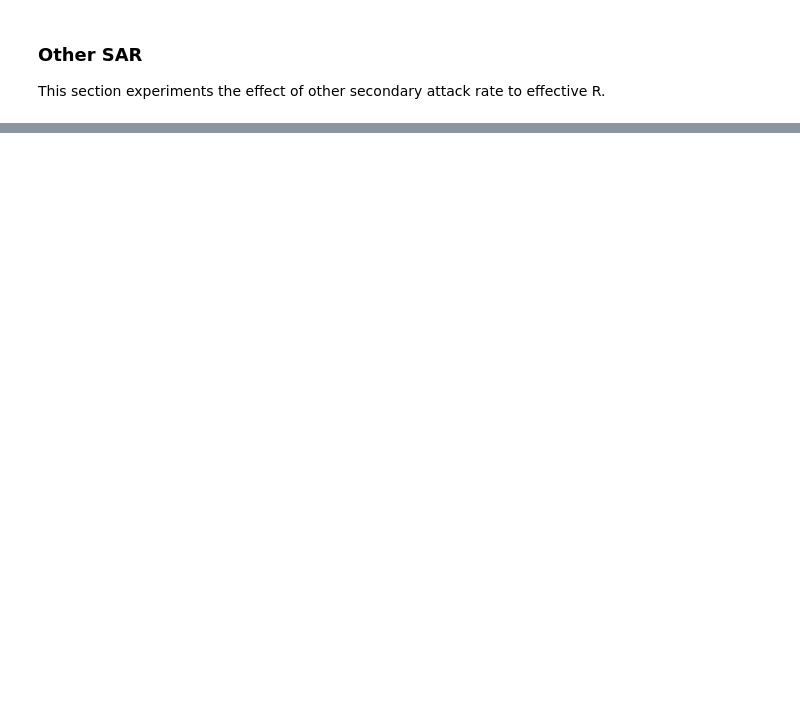
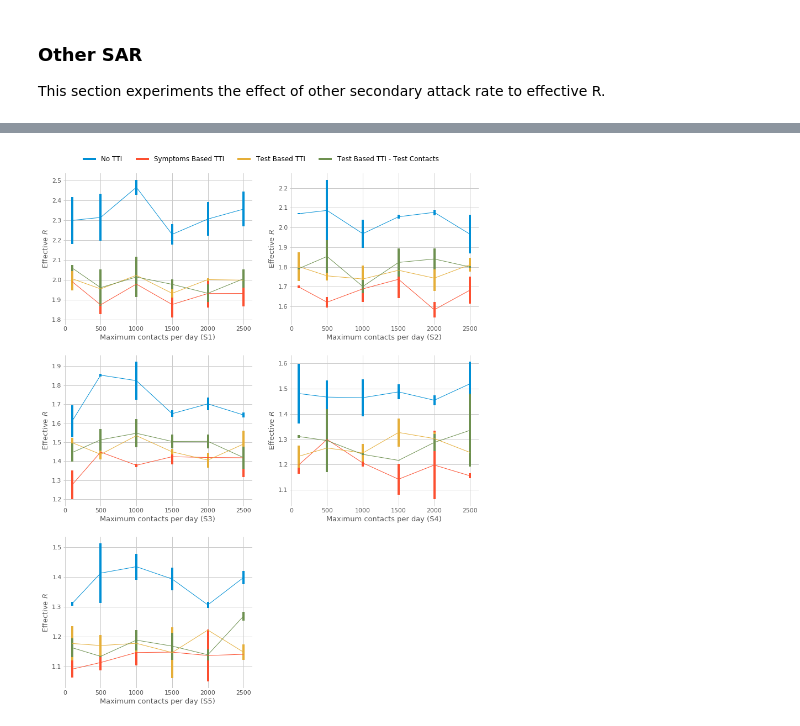
Before and after one commit to maleakhiw/gaussian-processes-tti-explorer, a Jupyter notebook: notebooks/sensitivity-analysis-nongp.ipynb, the cells around one changed output, grey strips where cells are left out. Drawn from its saved outputs; the diff is of its cells as text; code cells hidden in the pictures; blank space fills up the shorter version.

```diff
--- a/notebooks/sensitivity-analysis-nongp.ipynb
+++ b/notebooks/sensitivity-analysis-nongp.ipynb
@@ -280,0 +293,4 @@ This section experiments the effect of other secondary attack rate to effective
+# %%
+plot_axis_variation("max_contacts", "effective_r", df_maximum_contacts, 95, "Maximum contacts per day", "Effective $R$")
+# %% [output]
+[figure, added]
```
Also changed, not shown: parts of 8 cells of this notebook, 5 other files.
